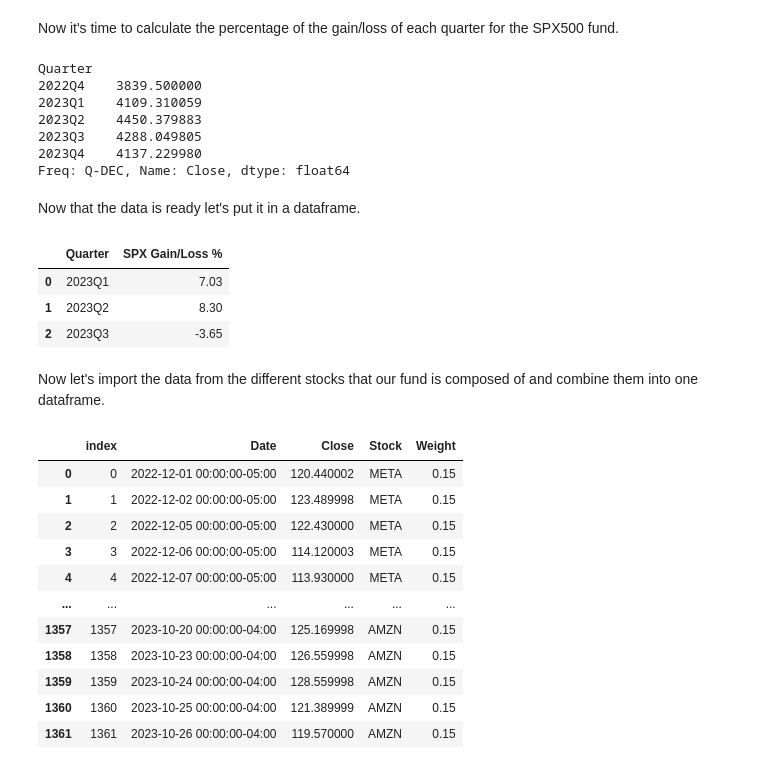
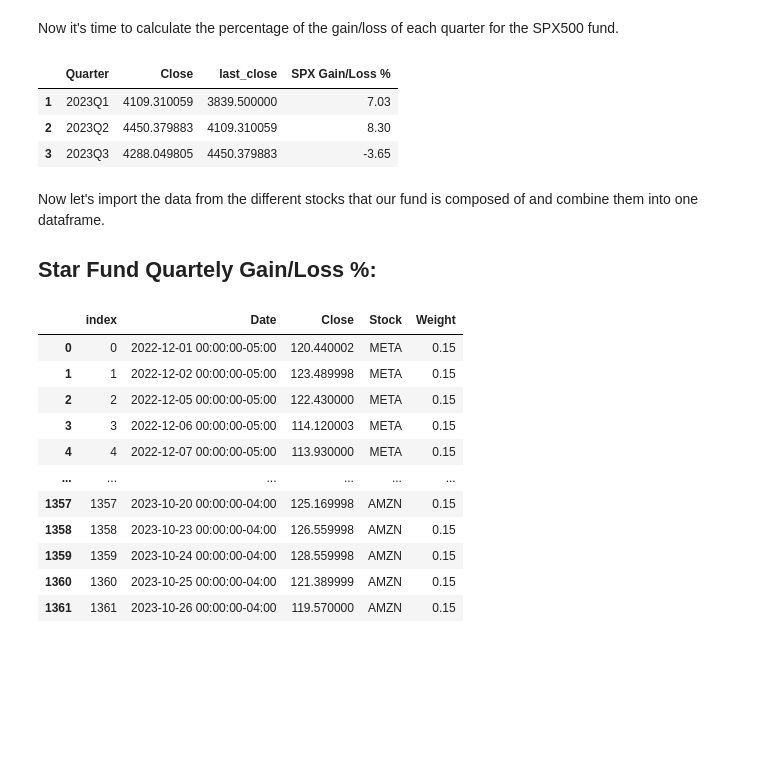
Before and after one commit to Vados573/SmartInvestment, a Jupyter notebook: SmartInvestment.ipynb, the cells around one changed output. Cells and saved outputs as stored; diff of their text form; code cells hidden in the pictures; blank space fills up the shorter version.

```diff
--- a/SmartInvestment.ipynb
+++ b/SmartInvestment.ipynb
@@ -118,47 +119,22 @@ spx_df
 # %% [markdown]
 Now it's time to calculate the percentage of the gain/loss of each quarter for the SPX500 fund.
 # %%
-#TODO: Change this code to make it less hard coded
-spx_gain_loss_arr = spx_df.groupby('Quarter')['Close'].last()
-# Let's calculate the difference of the close price of that quarter minus the close price of the previous quarter.
-spxQ1 = spx_gain_loss_arr[1] - spx_gain_loss_arr[0]
-spxQ2 = spx_gain_loss_arr[2] - spx_gain_loss_arr[1]
-spxQ3 = spx_gain_loss_arr[3] - spx_gain_loss_arr[2]
-# Now let's get the percentage of the gain/loss.
-percentage_gain_loss_Q1 = (spxQ1 / spx_gain_loss_arr[0]) * 100
-percentage_gain_loss_Q2 = (spxQ2 / spx_gain_loss_arr[1]) * 100
-percentage_gain_loss_Q3 = (spxQ3 / spx_gain_loss_arr[2]) * 100
-# Let's round the percentages to two decimal places.
-percentage_gain_loss_Q1 = round(percentage_gain_loss_Q1, 2)
-percentage_gain_loss_Q2 = round(percentage_gain_loss_Q2, 2)
-percentage_gain_loss_Q3 = round(percentage_gain_loss_Q3, 2)
-spx_gain_loss_arr
+spx_df_gain_loss = spx_df.groupby('Quarter', as_index=False)['Close'].last()
+spx_df_gain_loss['last_close'] = spx_df_gain_loss['Close'].shift(1)
+spx_df_gain_loss['SPX Gain/Loss %'] = round((spx_df_gain_loss['Close'] - spx_df_gain_loss['last_close']) \
+                                  / spx_df_gain_loss['last_close'] * 100, 2)
+spx_df_gain_loss['Quarter'] = spx_df_gain_loss['Quarter'].astype(str)
+mask = spx_df_gain_loss['Quarter'].str.contains('Q4')
+spx_df_gain_loss = spx_df_gain_loss[~mask]
+spx_df_gain_loss
 # %% [output]
-Quarter
-2022Q4    3839.500000
-2023Q1    4109.310059
-2023Q2    4450.379883
-2023Q3    4288.049805
-2023Q4    4137.229980
-Freq: Q-DEC, Name: Close, dtype: float64
+|  | Quarter | Close | last_close | SPX Gain/Loss % |
+| 1 | 2023Q1 | 4109.310059 | 3839.500000 | 7.03 |
+| 2 | 2023Q2 | 4450.379883 | 4109.310059 | 8.30 |
+| 3 | 2023Q3 | 4288.049805 | 4450.379883 | -3.65 |
-# %% [markdown]
-Now that the data is ready let's put it in a dataframe.
-# %%
-# Create a DataFrame
-data = {
-    'Quarter': ['2023Q1', '2023Q2', '2023Q3'],
-    'SPX Gain/Loss %': [percentage_gain_loss_Q1, percentage_gain_loss_Q2, percentage_gain_loss_Q3]
-}
-
-spx_df_gain_loss = pd.DataFrame(data)
-spx_df_gain_loss
-# %% [output]
-|  | Quarter | SPX Gain/Loss % |
-| 0 | 2023Q1 | 7.03 |
-| 1 | 2023Q2 | 8.30 |
-| 2 | 2023Q3 | -3.65 |
 # %% [markdown]
 Now let's import the data from the different stocks that our fund is composed of and combine them into one dataframe.
+<h2 id='2'>Star Fund Quartely Gain/Loss %:</h3>
 # %%
 # Create an empty DataFrame to store the combined data.
 combined_df = pd.DataFrame()
```
Also changed, not shown: parts of 13 cells of this notebook, 1 other file.
